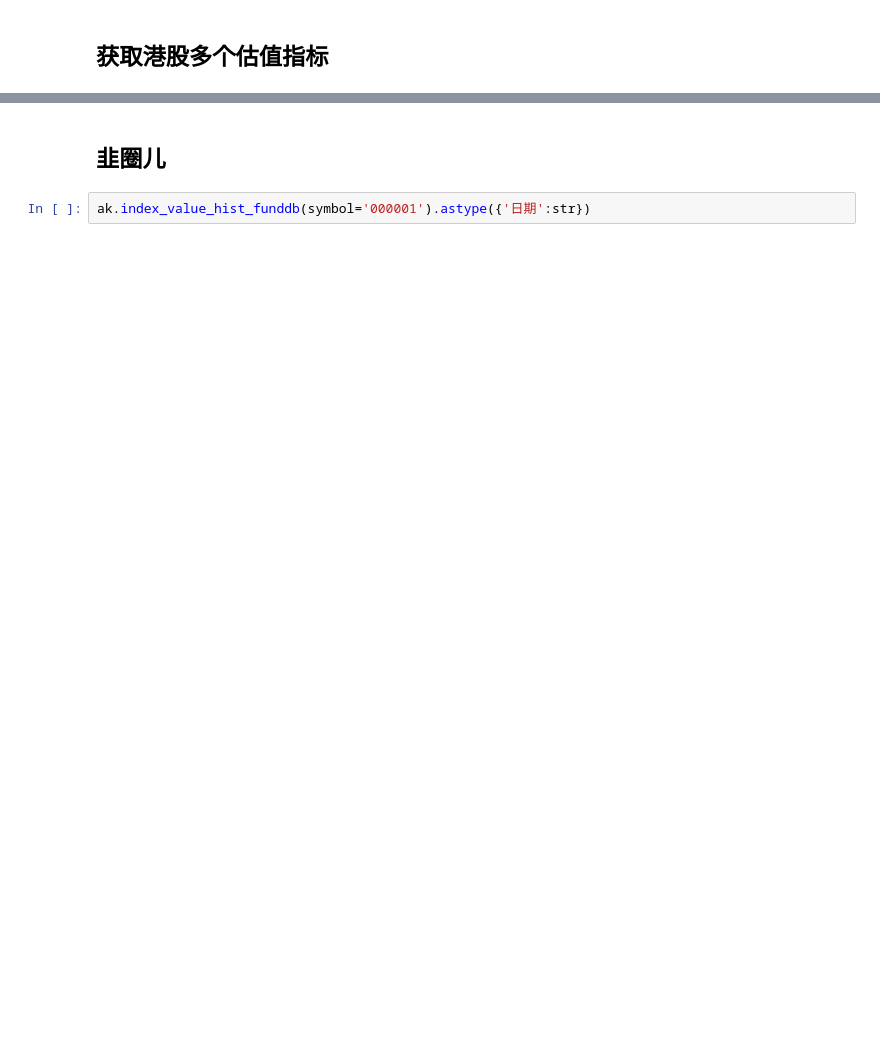
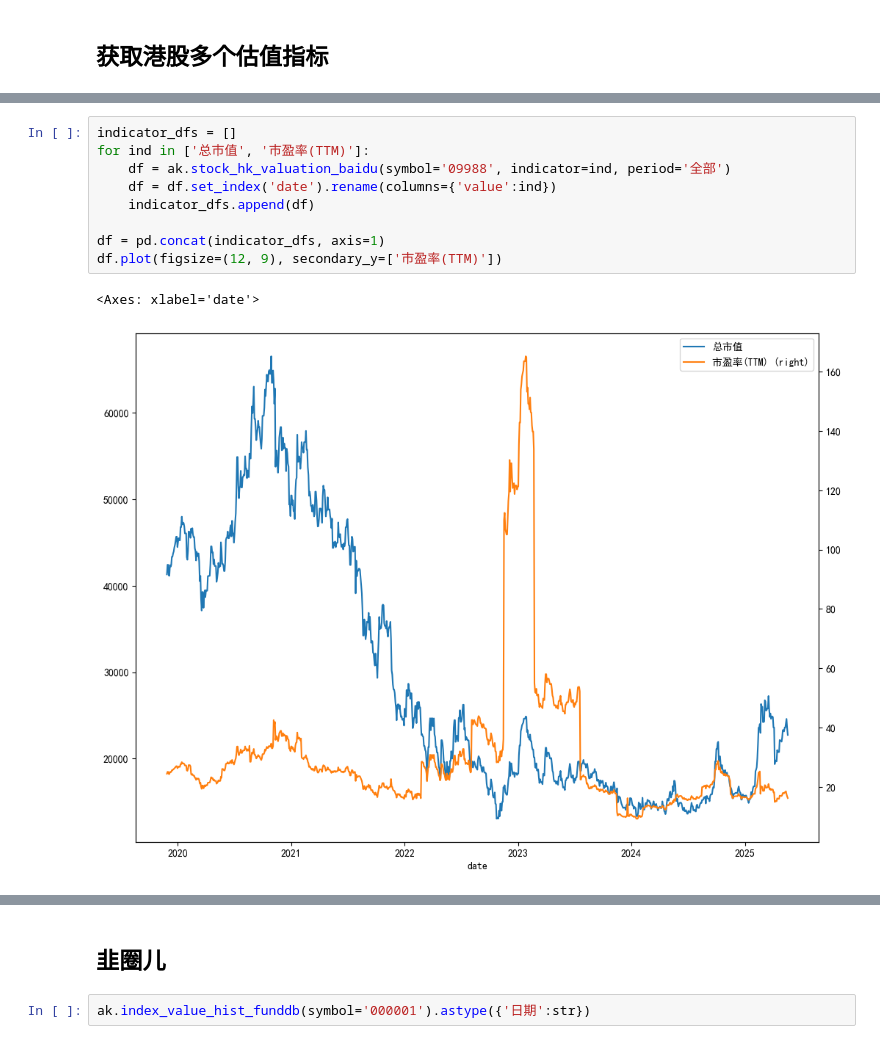
Before and after one commit to tcfh2016/knowledge-map, a Jupyter notebook: Finance/FinTech/akshare/估值指标/akshare_eva.ipynb, the cells around one changed output, grey strips where cells are left out. Drawn from its saved outputs; the diff is of its cells as text; blank space fills up the shorter version.

```diff
--- a/Finance/FinTech/akshare/估值指标/akshare_eva.ipynb
+++ b/Finance/FinTech/akshare/估值指标/akshare_eva.ipynb
@@ -38,0 +41,12 @@ df.plot(figsize=(12, 9), secondary_y=['市盈率(TTM)', '市净率'])
+# %%
+indicator_dfs = []
+for ind in ['总市值', '市盈率(TTM)']:
+    df = ak.stock_hk_valuation_baidu(symbol='09988', indicator=ind, period='全部')
+    df = df.set_index('date').rename(columns={'value':ind})
+    indicator_dfs.append(df)
+
+df = pd.concat(indicator_dfs, axis=1)
+df.plot(figsize=(12, 9), secondary_y=['市盈率(TTM)'])
+# %% [output]
+<Axes: xlabel='date'>
+[figure, added]
```
Also changed, not shown: parts of 6 cells of this notebook, 2 other files.
